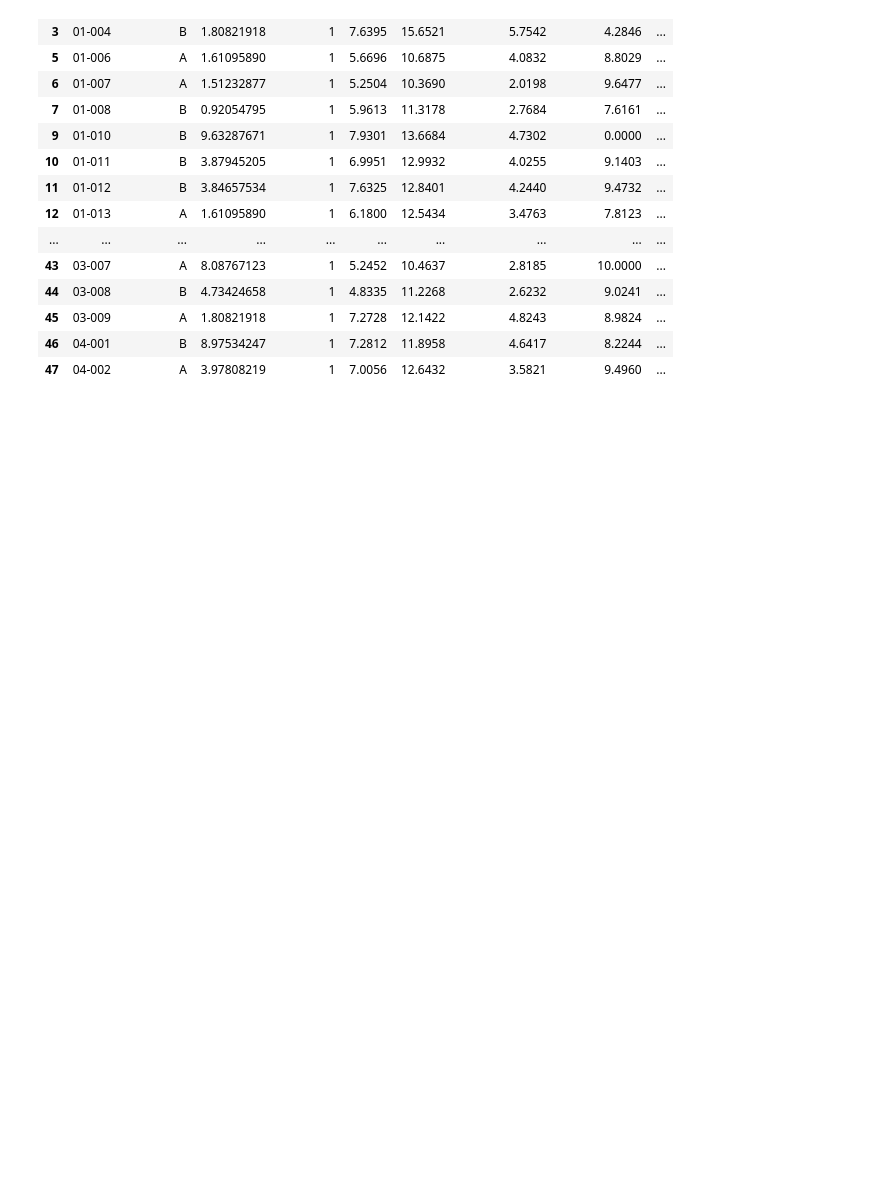
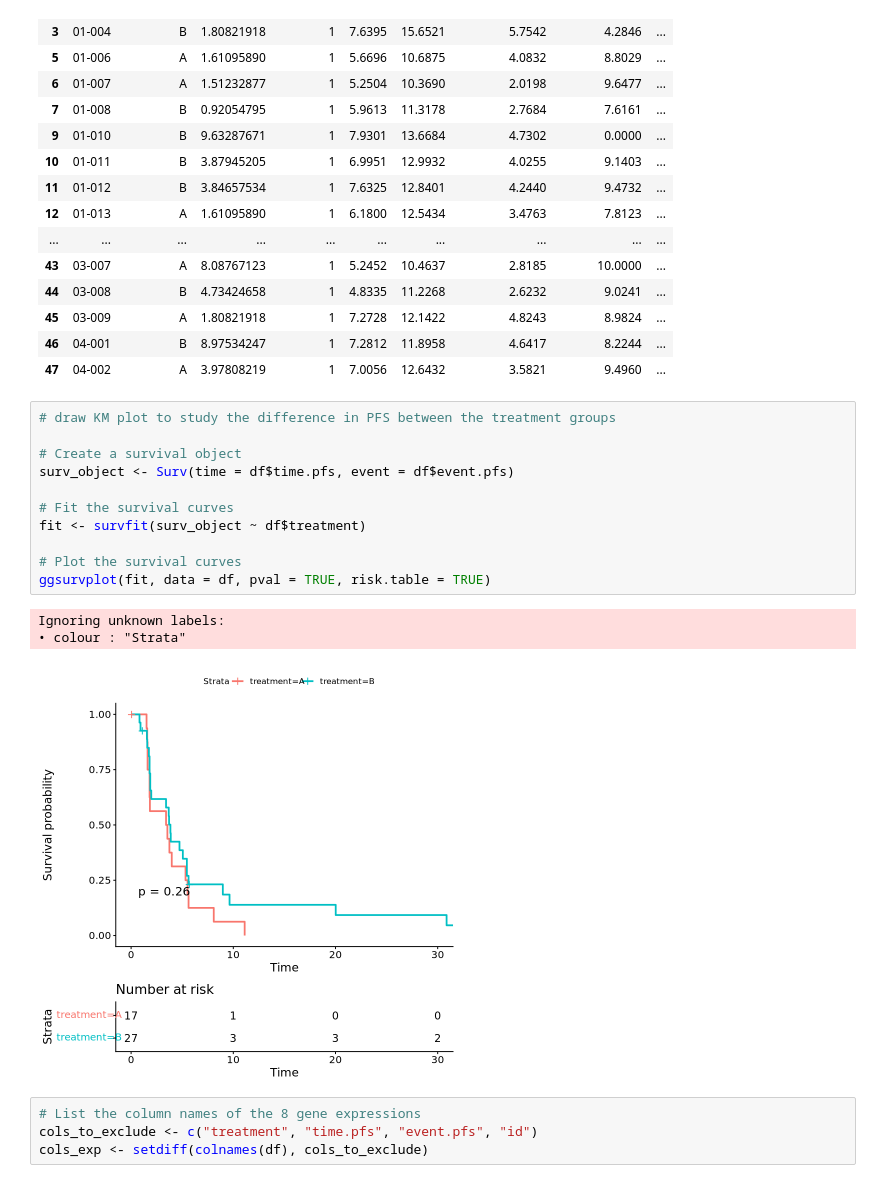
Before and after one commit to zhxiaokang/ALICE, a Jupyter notebook: analysis.ipynb, the cells around one changed output. Drawn from its saved outputs; the diff is of its cells as text; blank space fills up the shorter version.

```diff
--- a/analysis.ipynb
+++ b/analysis.ipynb
@@ -63,3 +65,22 @@ A data.frame: 44 × 12
 | 45 | 03-009 | A | 1.80821918 | 1 | 7.2728 | 12.1422 | 4.8243 | 8.9824 | ... |
 | 46 | 04-001 | B | 8.97534247 | 1 | 7.2812 | 11.8958 | 4.6417 | 8.2244 | ... |
 | 47 | 04-002 | A | 3.97808219 | 1 | 7.0056 | 12.6432 | 3.5821 | 9.4960 | ... |
+# %%
+# draw KM plot to study the difference in PFS between the treatment groups
+
+# Create a survival object
+surv_object <- Surv(time = df$time.pfs, event = df$event.pfs)
+
+# Fit the survival curves
+fit <- survfit(surv_object ~ df$treatment)
+
+# Plot the survival curves
+ggsurvplot(fit, data = df, pval = TRUE, risk.table = TRUE)
+# %% [output]
+Ignoring unknown labels:
+• colour : "Strata"
+[figure, added]
+# %%
+# List the column names of the 8 gene expressions
+cols_to_exclude <- c("treatment", "time.pfs", "event.pfs", "id")
+cols_exp <- setdiff(colnames(df), cols_to_exclude)
```
Also changed, not shown: parts of 4 cells of this notebook.
